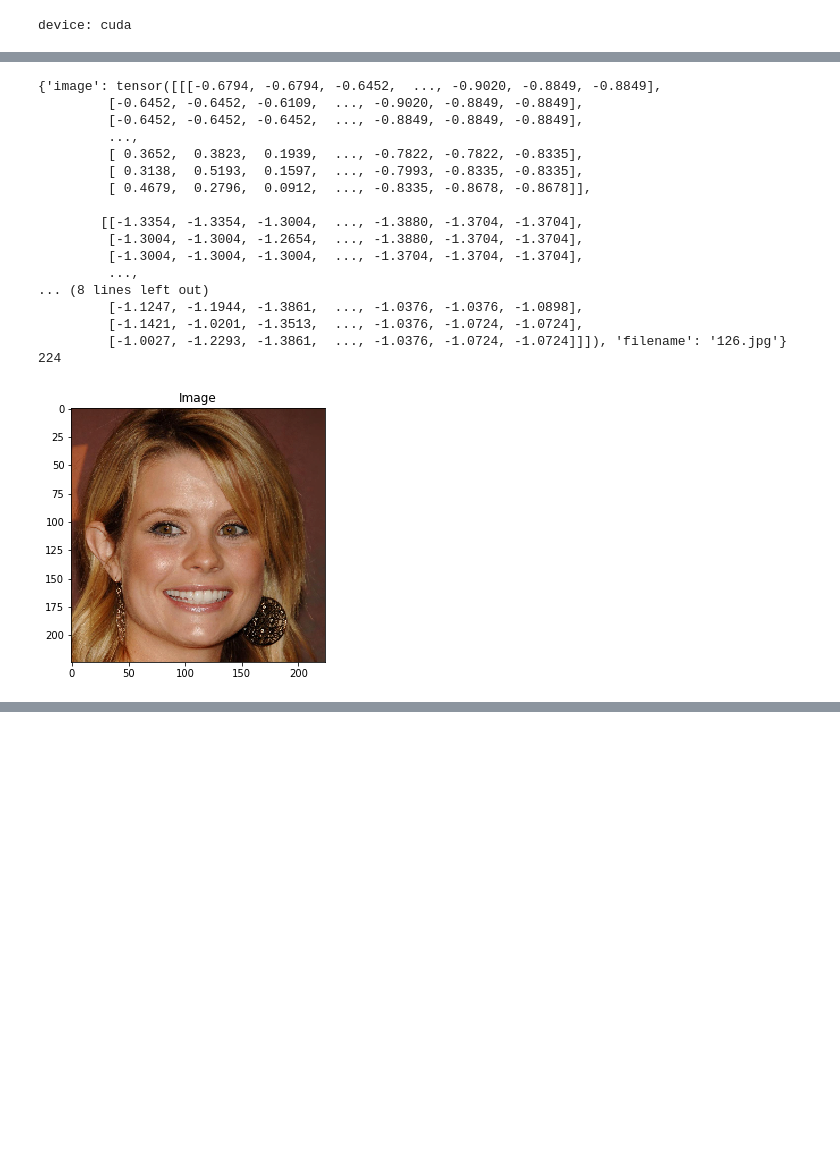
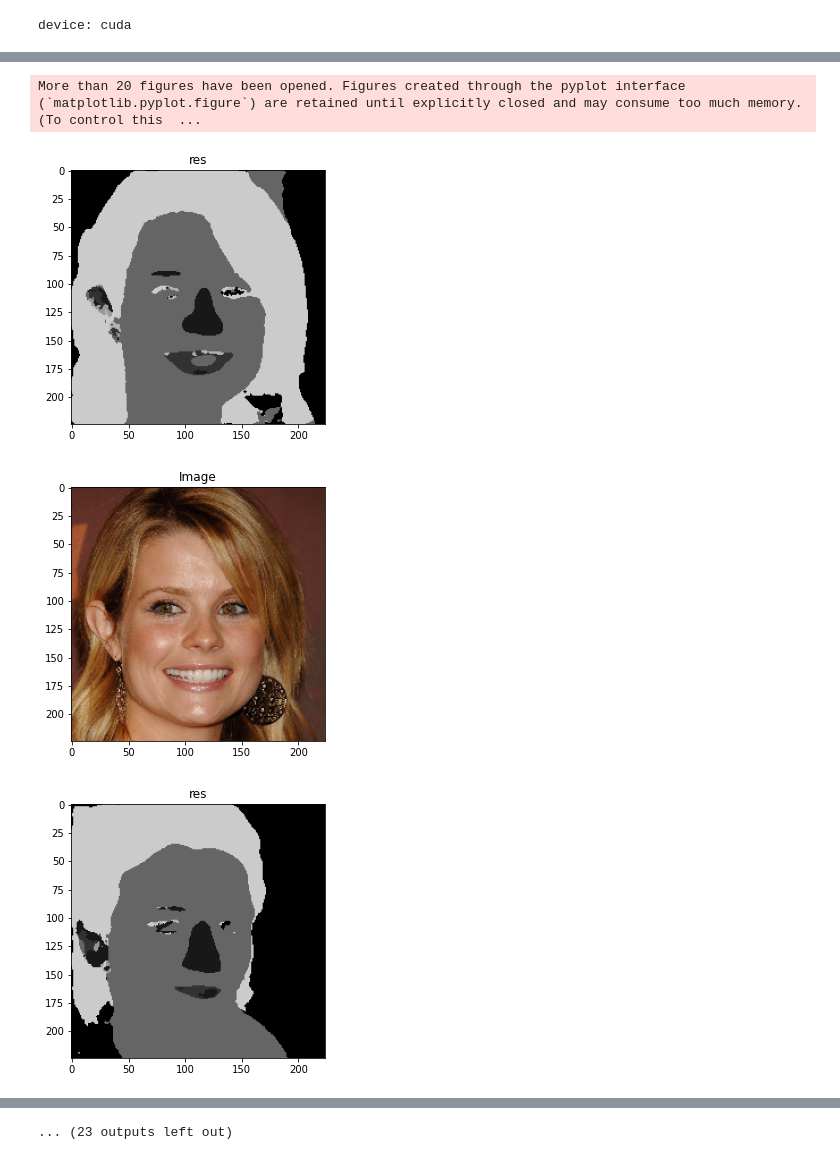
Before and after one commit to TimbusCalin/otus_cv_cource, a Jupyter notebook: src/otus_project_dev/face_segmentation.ipynb, the cells around one changed output, grey strips where cells are left out. Cells and saved outputs as stored; diff of their text form; code cells hidden in the pictures; blank space fills up the shorter version.

```diff
--- a/src/otus_project_dev/face_segmentation.ipynb
+++ b/src/otus_project_dev/face_segmentation.ipynb
@@ -236,14 +242,17 @@ model = smp.Unet(encoder_name="mobilenet_v2", classes=9, aux_params=aux_params)
 # %%
 from torch import nn
 
-from catalyst.contrib.nn import DiceLoss, IoULoss
+from catalyst.contrib.nn import DiceLoss, IoULoss, FocalLossBinary
 
 # we have multiple criterions
 criterion = {
     "dice": DiceLoss(),
     "iou": IoULoss(),
-    "bce": nn.BCEWithLogitsLoss()
+    "bce": nn.BCEWithLogitsLoss(),
+    "focal": FocalLossBinary()
+    # TODO change to MultyClass
 }
+#https://discuss.pytorch.org/t/is-this-a-correct-implementation-for-focal-loss-in-pytorch/43327/14
 # %%
 from torch import optim
 
@@ -253,13 +262,13 @@ learning_rate = 0.001
 encoder_learning_rate = 0.001
 
 # Since we use a pre-trained encoder, we will reduce the learning rate on it.
-layerwise_params = {"encoder*": dict(lr=encoder_learning_rate, weight_decay=0.00003)}
+layerwise_params = {"encoder*": dict(lr=encoder_learning_rate, weight_decay=0.001)}
 
 # This function removes weight_decay for biases and applies our layerwise_params
 model_params = utils.process_model_params(model, layerwise_params=layerwise_params)
 
 # Catalyst has new SOTA optimizers out of box
-base_optimizer = RAdam(model_params, lr=learning_rate, weight_decay=0.0003)
+base_optimizer = RAdam(model_params, lr=learning_rate, weight_decay=0.01)
 optimizer = Lookahead(base_optimizer)
 
 scheduler = optim.lr_scheduler.ReduceLROnPlateau(optimizer, factor=0.5, patience=3)
@@ -306,13 +315,18 @@ callbacks = [
         prefix="loss_bce",
         criterion_key="bce"
     ),
+    CriterionCallback(
+        input_key="mask",
+        prefix="loss_focal",
+        criterion_key="focal"
+    ),
 
     # And only then we aggregate everything into one loss.
     MetricAggregationCallback(
         prefix="loss",
         mode="weighted_sum", # can be "sum", "weighted_sum" or "mean"
         # because we want weighted sum, we need to add scale for each loss
-        metrics={"loss_dice": 1.0, "loss_iou": 1.0, "loss_bce": 0.8},
+        metrics={"loss_dice": 1.0, "loss_iou": 1.0, "loss_bce": 0.8, "loss_focal":1.0},
     ),
 
     # metrics
@@ -404,61 +416,44 @@ print(predictions.shape)
 # %%
+import torch
+import numpy
 # p = predictions[0].permute(1, 2, 0)
 # print (p.shape)
 import torch
 threshold = 0.5
-max_count = 0
+max_count = 17
 #
 # masks = []
 for i, (features, logits) in enumerate(zip(test_dataset, predictions)):
     # print(features["image"])
 #     image = utils.tensor_to_ndimage(features["image"])
 #
-    # print(logits)
-    m = torch.from_numpy(logits[0]).sigmoid()
-    # print(max(m[0]))
-    # print(min(m[0]))
-    print(max(m.shape))
-    # m = torch.from_numpy(logits)
-    # m.sigmoid()
-    # print(m)
-    # m2 = m.sigmoid()
+    # slices
 
-    # print(m.shape)
-    # mask_ = torch.from_numpy(logits[0]).sigmoid()
-    # mask = utils.detach(mask_ > threshold).astype("float")
+    res = torch.argmax(torch.from_numpy(logits), dim=0)
+    res = numpy.asarray(res)
+    v = 255/len(CLASSES)
+    res = res*v - 1
+    res = res.astype("int")
 
-    # print(mask.shape)
-    # draw_sample(image, mask, CLASSES,is_tensor=True)
-    # show_examples(name="", image=image, mask=mask)
+    plt.figure(figsize=(10, 14))
+    plt.subplot(1, 2, 1)
+    plt.imshow(res, cmap='gray', vmin=0, vmax=255)
+    plt.title(f"res")
 
     # image is ok
     image = utils.tensor_to_ndimage(features["image"])
     plt.figure(figsize=(10, 14))
     plt.subplot(1, 2, 1)
     plt.imshow(image)
     plt.title(f"Image")
 
 
 
     if i >= max_count:
         break
 plt.show()
 # %% [output]
-{'image': tensor([[[-0.6794, -0.6794, -0.6452,  ..., -0.9020, -0.8849, -0.8849],
-         [-0.6452, -0.6452, -0.6109,  ..., -0.9020, -0.8849, -0.8849],
-         [-0.6452, -0.6452, -0.6452,  ..., -0.8849, -0.8849, -0.8849],
-         ...,
-         [ 0.3652,  0.3823,  0.1939,  ..., -0.7822, -0.7822, -0.8335],
-         [ 0.3138,  0.5193,  0.1597,  ..., -0.7993, -0.8335, -0.8335],
-         [ 0.4679,  0.2796,  0.0912,  ..., -0.8335, -0.8678, -0.8678]],
-
-        [[-1.3354, -1.3354, -1.3004,  ..., -1.3880, -1.3704, -1.3704],
-         [-1.3004, -1.3004, -1.2654,  ..., -1.3880, -1.3704, -1.3704],
-         [-1.3004, -1.3004, -1.3004,  ..., -1.3704, -1.3704, -1.3704],
-         ...,
-... (8 lines left out)
-         [-1.1247, -1.1944, -1.3861,  ..., -1.0376, -1.0376, -1.0898],
-         [-1.1421, -1.0201, -1.3513,  ..., -1.0376, -1.0724, -1.0724],
-         [-1.0027, -1.2293, -1.3861,  ..., -1.0376, -1.0724, -1.0724]]]), 'filename': '126.jpg'}
-224
+More than 20 figures have been opened. Figures created through the pyplot interface (`matplotlib.pyplot.figure`) are retained until explicitly closed and may consume too much memory. (To control this  ...
-[figure, old version]
+[figure, new version]
+[figure, added]
+[figure, added]
@@ -464,0 +468 @@ plt.show()
+... (23 outputs left out)
```
Also changed, not shown: parts of 9 cells of this notebook.
